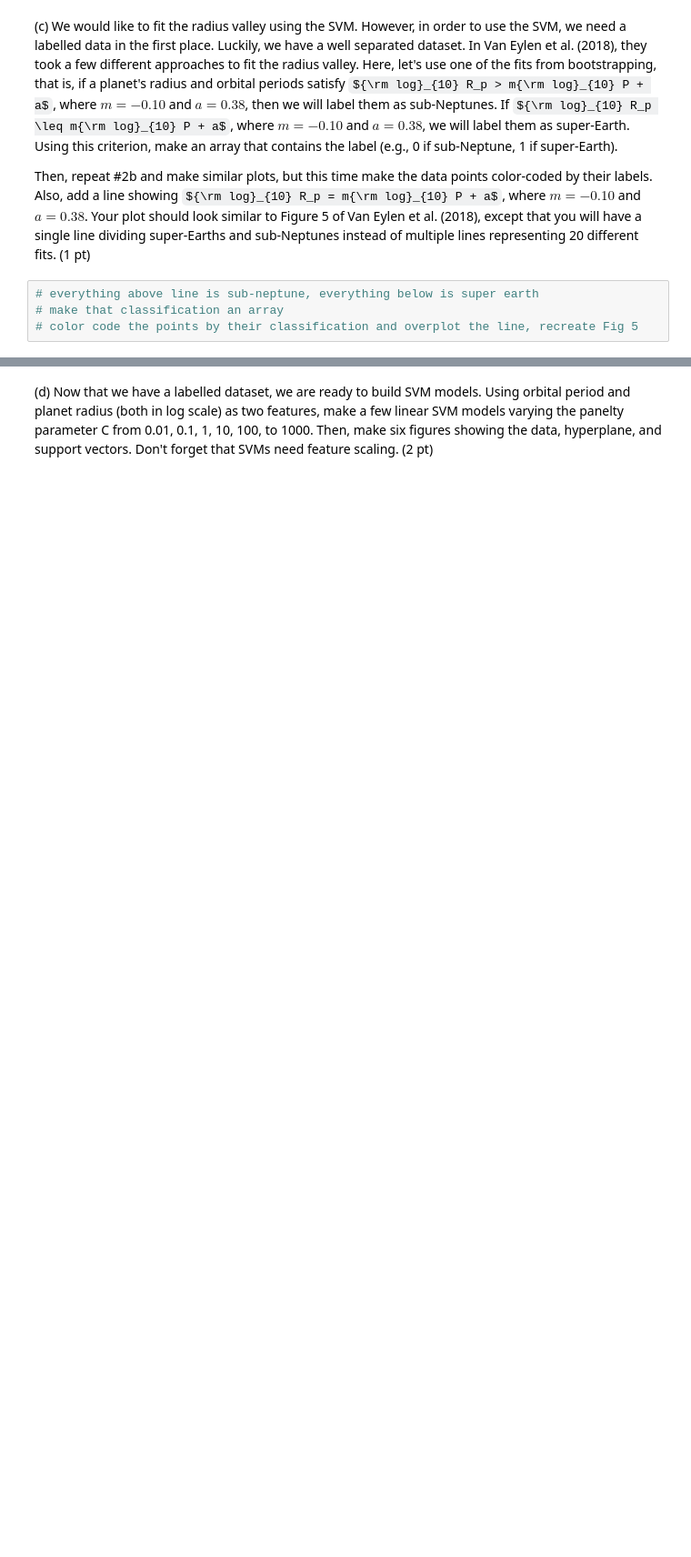
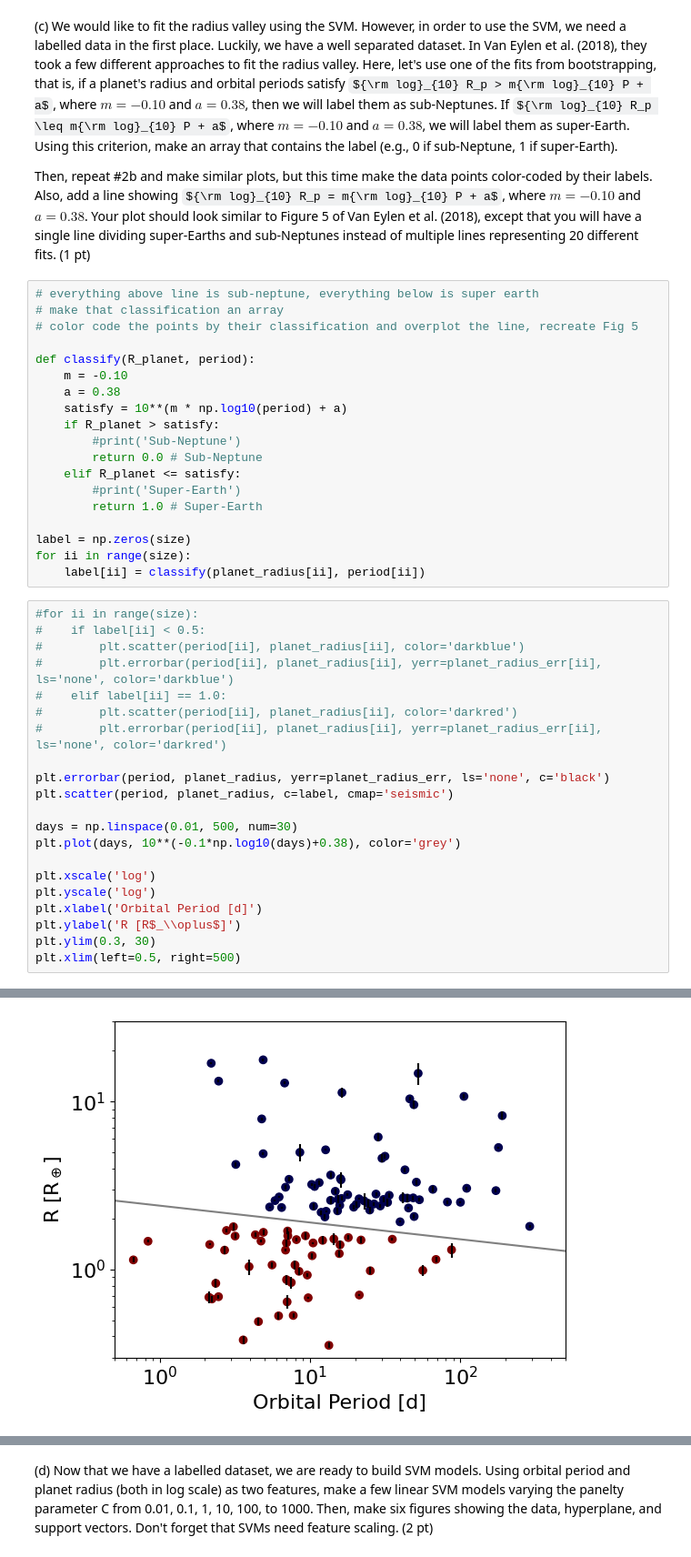
Before and after one commit to SpacialTree/HomeworkBack, a Jupyter notebook: MachineLearning/Homework/HW2/AST7939_homework2.ipynb, the cells around one changed output, grey strips where cells are left out. Shown: that part at 91% size. Drawn from its saved outputs; the diff is of its cells as text; some formulas as TeX source; blank space fills up the shorter version.

```diff
--- a/MachineLearning/Homework/HW2/AST7939_homework2.ipynb
+++ b/MachineLearning/Homework/HW2/AST7939_homework2.ipynb
@@ -55,3 +265,40 @@ Then, repeat #2b and make similar plots, but this time make the data points colo
 # everything above line is sub-neptune, everything below is super earth
 # make that classification an array
 # color code the points by their classification and overplot the line, recreate Fig 5
+
+def classify(R_planet, period):
+    m = -0.10
+    a = 0.38
+    satisfy = 10**(m * np.log10(period) + a)
+    if R_planet > satisfy:
+        #print('Sub-Neptune')
+        return 0.0 # Sub-Neptune
+    elif R_planet <= satisfy:
+        #print('Super-Earth')
+        return 1.0 # Super-Earth
+
+label = np.zeros(size)
+for ii in range(size):
+    label[ii] = classify(planet_radius[ii], period[ii])
+# %%
+#for ii in range(size):
+#    if label[ii] < 0.5:
+#        plt.scatter(period[ii], planet_radius[ii], color='darkblue')
+#        plt.errorbar(period[ii], planet_radius[ii], yerr=planet_radius_err[ii], ls='none', color='darkblue')
+#    elif label[ii] == 1.0:
+#        plt.scatter(period[ii], planet_radius[ii], color='darkred')
+#        plt.errorbar(period[ii], planet_radius[ii], yerr=planet_radius_err[ii], ls='none', color='darkred')
+
+plt.errorbar(period, planet_radius, yerr=planet_radius_err, ls='none', c='black')
+plt.scatter(period, planet_radius, c=label, cmap='seismic')
+
+days = np.linspace(0.01, 500, num=30)
+plt.plot(days, 10**(-0.1*np.log10(days)+0.38), color='grey')
+
+plt.xscale('log')
+plt.yscale('log')
+plt.xlabel('Orbital Period [d]')
+plt.ylabel('R [R$_\\oplus$]')
+plt.ylim(0.3, 30)
+plt.xlim(left=0.5, right=500)
+# %% [output]
@@ -57,0 +306 @@ Then, repeat #2b and make similar plots, but this time make the data points colo
+[figure, added]
```
Also changed, not shown: parts of 25 cells of this notebook, 12 other files.
